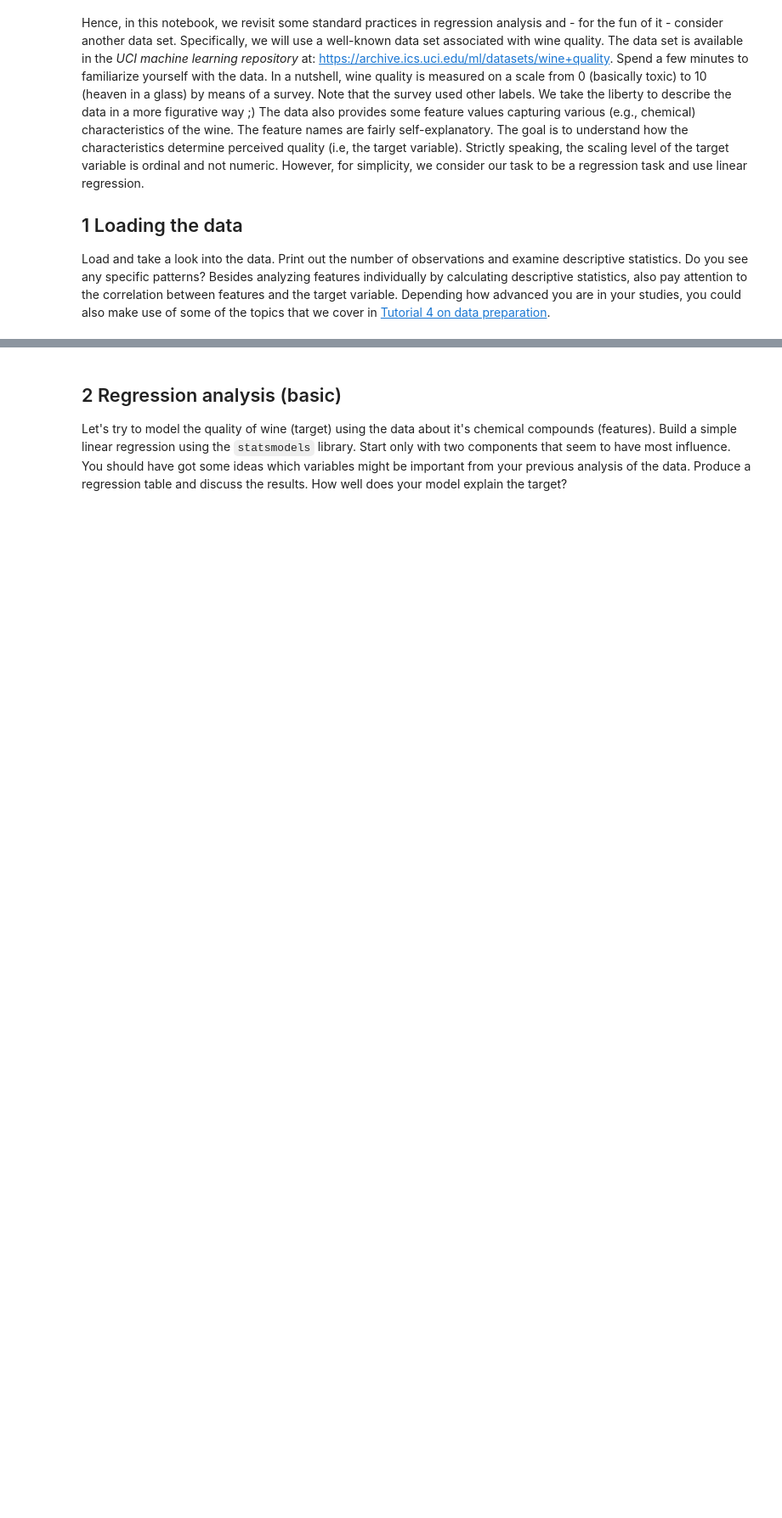
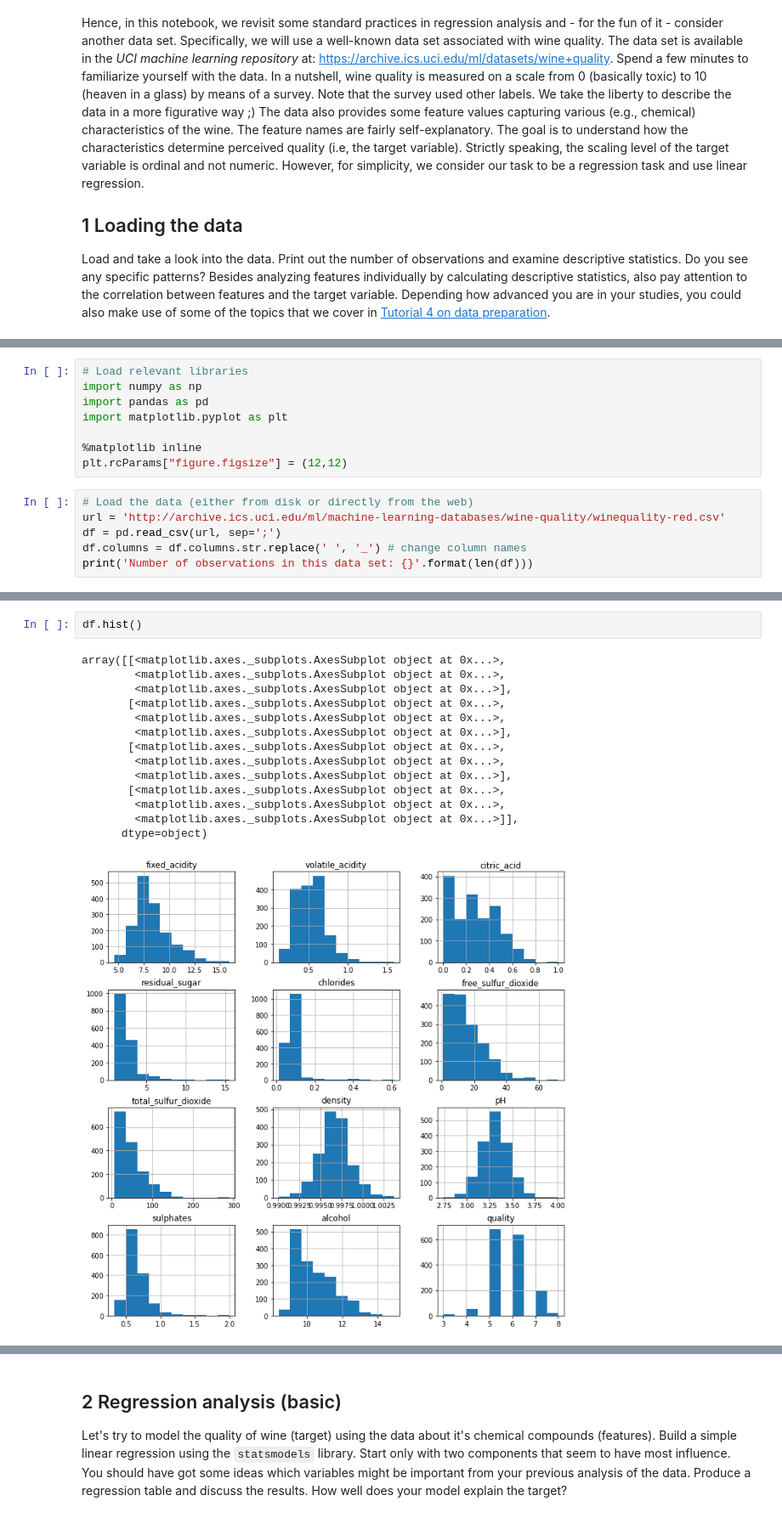
Before and after one commit to danny3753/BADS_Workspace, a Jupyter notebook: exercises/3_ex_predictive_analytics.ipynb, the cells around one changed output, grey strips where cells are left out. Shown at 85% size. Cells and saved outputs as stored; diff of their text form; blank space fills up the shorter version.

```diff
--- a/exercises/3_ex_predictive_analytics.ipynb
+++ b/exercises/3_ex_predictive_analytics.ipynb
@@ -14,0 +11,14 @@ Load and take a look into the data. Print out the number of observations and exa
+# %%
+# Load relevant libraries
+import numpy as np
+import pandas as pd
+import matplotlib.pyplot as plt
+
+%matplotlib inline
+plt.rcParams["figure.figsize"] = (12,12)
+# %%
+# Load the data (either from disk or directly from the web)
+url = 'http://archive.ics.uci.edu/ml/machine-learning-databases/wine-quality/winequality-red.csv'
+df = pd.read_csv(url, sep=';')
+df.columns = df.columns.str.replace(' ', '_') # change column names
+print('Number of observations in this data set: {}'.format(len(df)))
@@ -17,2 +45,19 @@ Load and take a look into the data. Print out the number of observations and exa
+# %%
+df.hist()
+# %% [output]
+array([[<matplotlib.axes._subplots.AxesSubplot object at 0x...>,
+        <matplotlib.axes._subplots.AxesSubplot object at 0x...>,
+        <matplotlib.axes._subplots.AxesSubplot object at 0x...>],
+       [<matplotlib.axes._subplots.AxesSubplot object at 0x...>,
+        <matplotlib.axes._subplots.AxesSubplot object at 0x...>,
+        <matplotlib.axes._subplots.AxesSubplot object at 0x...>],
+       [<matplotlib.axes._subplots.AxesSubplot object at 0x...>,
+        <matplotlib.axes._subplots.AxesSubplot object at 0x...>,
+        <matplotlib.axes._subplots.AxesSubplot object at 0x...>],
+       [<matplotlib.axes._subplots.AxesSubplot object at 0x...>,
+        <matplotlib.axes._subplots.AxesSubplot object at 0x...>,
+        <matplotlib.axes._subplots.AxesSubplot object at 0x...>]],
+      dtype=object)
+[figure, added]
 # %%
 # Analyze the correlation between features and the target
```
Also changed, not shown: parts of 10 cells of this notebook.
